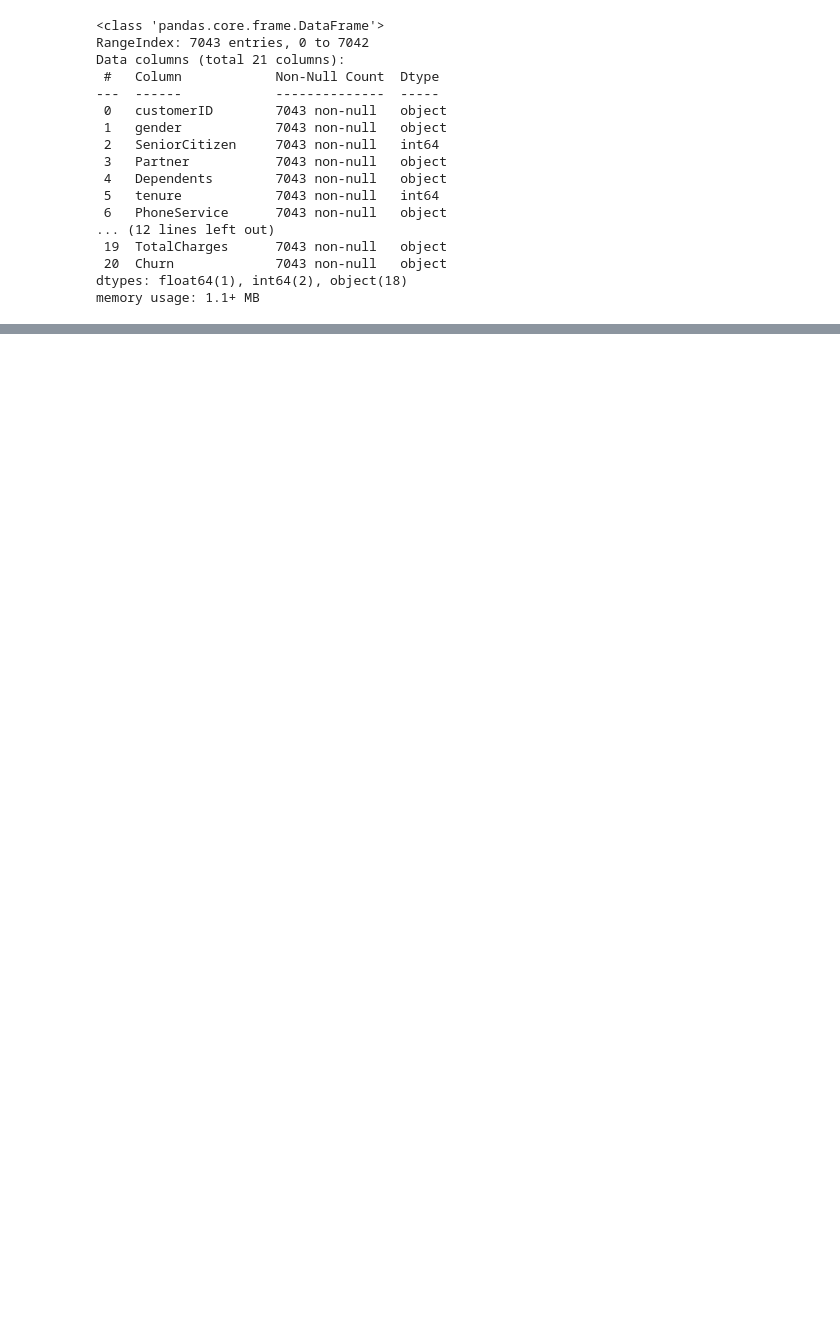
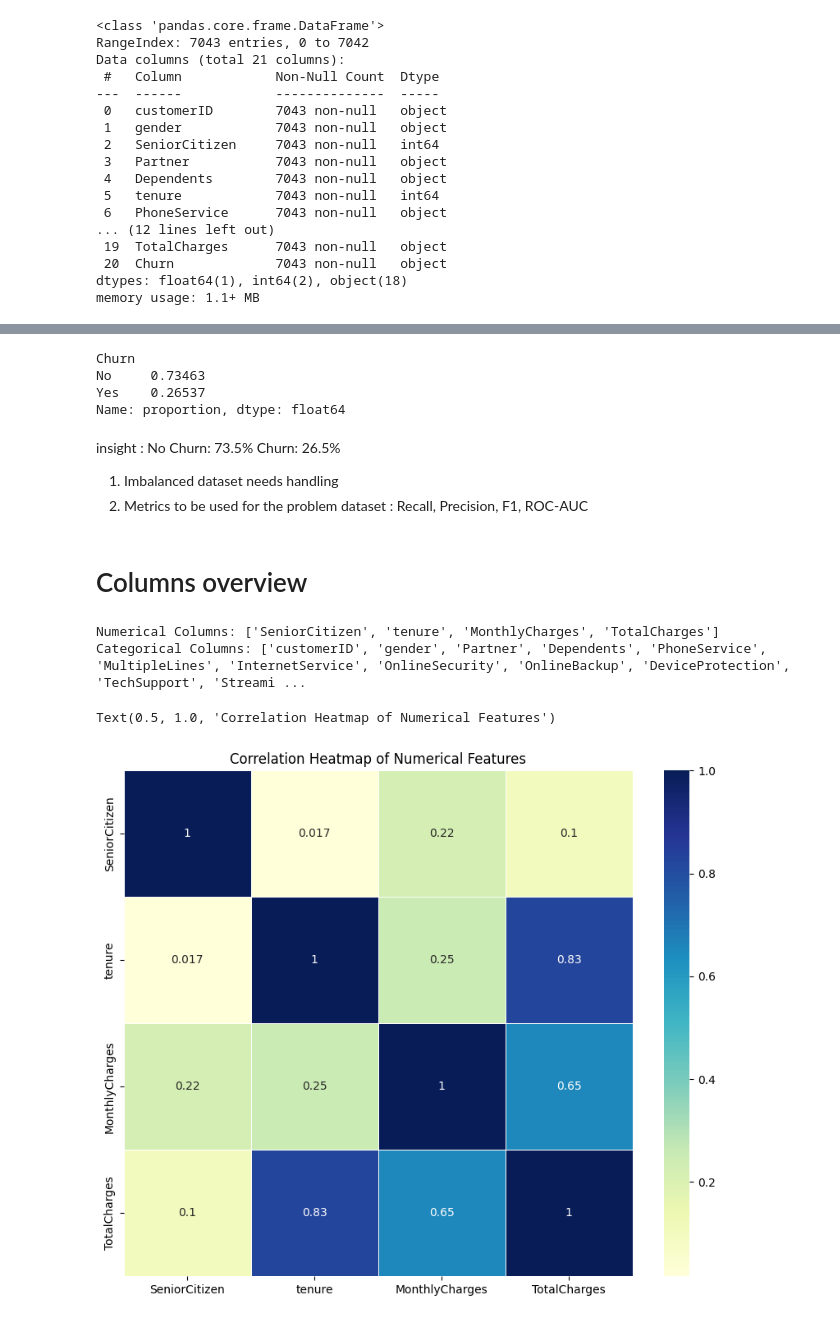
Before and after one commit to codebynishhhi/telecom_churn, a Jupyter notebook: notebooks/exploration.ipynb, the cells around one changed output, grey strips where cells are left out. Cells and saved outputs as stored; diff of their text form; code cells hidden in the pictures; blank space fills up the shorter version.

```diff
--- a/notebooks/exploration.ipynb
+++ b/notebooks/exploration.ipynb
@@ -146,0 +111,34 @@ df.shape
+# %%
+# checking the distribution of target variable in percentage
+df['Churn'].value_counts(normalize=True)
+# %% [output]
+Churn
+No     0.73463
+Yes    0.26537
+Name: proportion, dtype: float64
+# %% [markdown]
+insight :
+No Churn: 73.5%
+Churn: 26.5%
+
+1. Imbalanced dataset needs handling
+2. Metrics to be used for the problem dataset : Recall, Precision, F1, ROC-AUC
+# %% [markdown]
+# Columns overview
+# %%
+# identifying categorical and numerical columns
+numerical_columns = df.select_dtypes(include=['int64', 'float64']).columns.to_list()
+categorical_columns = df.select_dtypes(include=['object']).columns.to_list()
+print("Numerical Columns:", numerical_columns)
+print("Categorical Columns:", categorical_columns)
+# %% [output]
+Numerical Columns: ['SeniorCitizen', 'tenure', 'MonthlyCharges', 'TotalCharges']
+Categorical Columns: ['customerID', 'gender', 'Partner', 'Dependents', 'PhoneService', 'MultipleLines', 'InternetService', 'OnlineSecurity', 'OnlineBackup', 'DeviceProtection', 'TechSupport', 'Streami ...
+# %%
+# corelation heatmap for numerical features
+plt.figure(figsize=(10, 8))
+sns.heatmap(df[numerical_columns].corr(), annot=True, cmap='YlGnBu', linewidths=0.5)
+plt.title('Correlation Heatmap of Numerical Features')
+# %% [output]
+Text(0.5, 1.0, 'Correlation Heatmap of Numerical Features')
+[figure, added]
```
Also changed, not shown: parts of 33 cells of this notebook.
